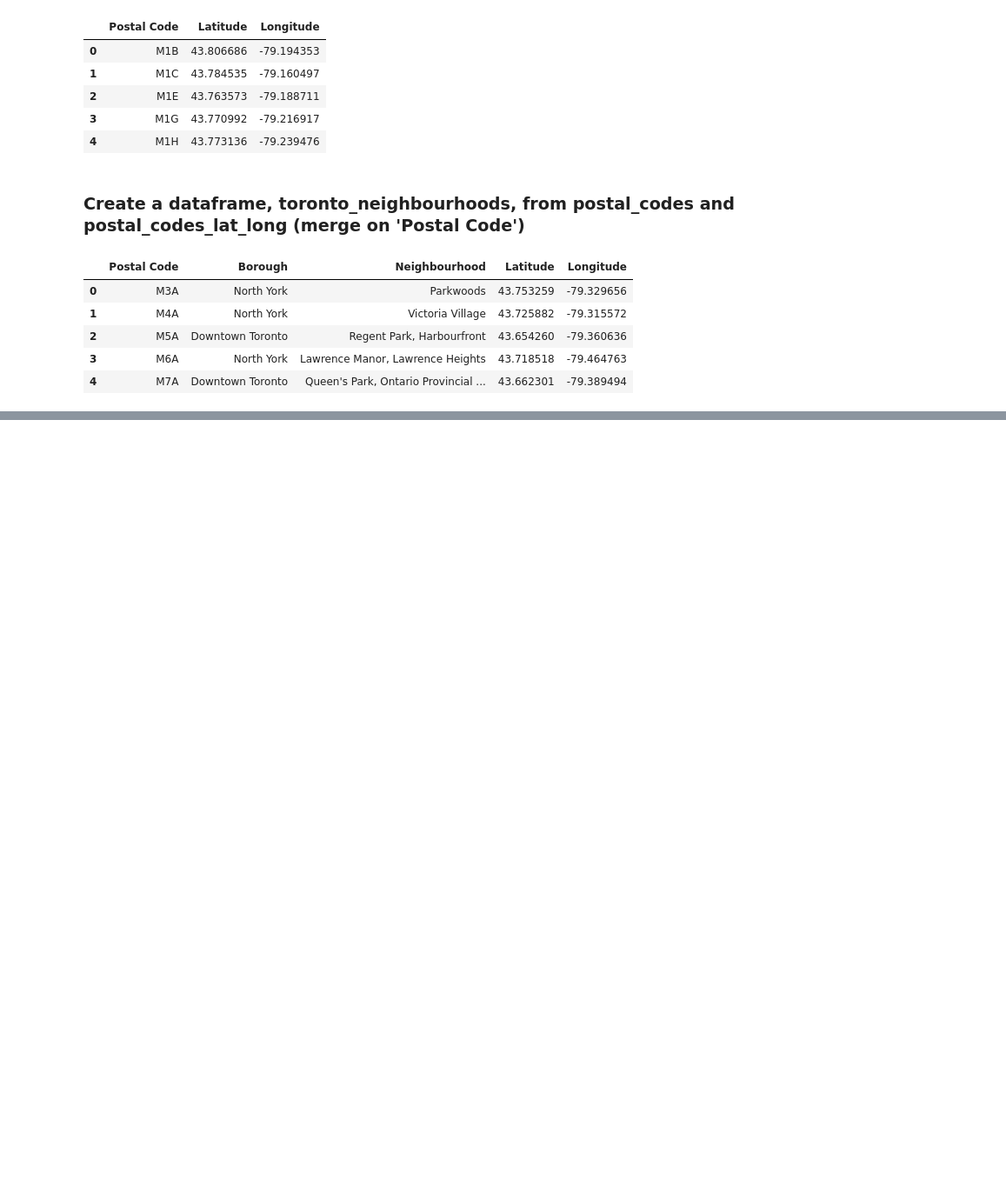
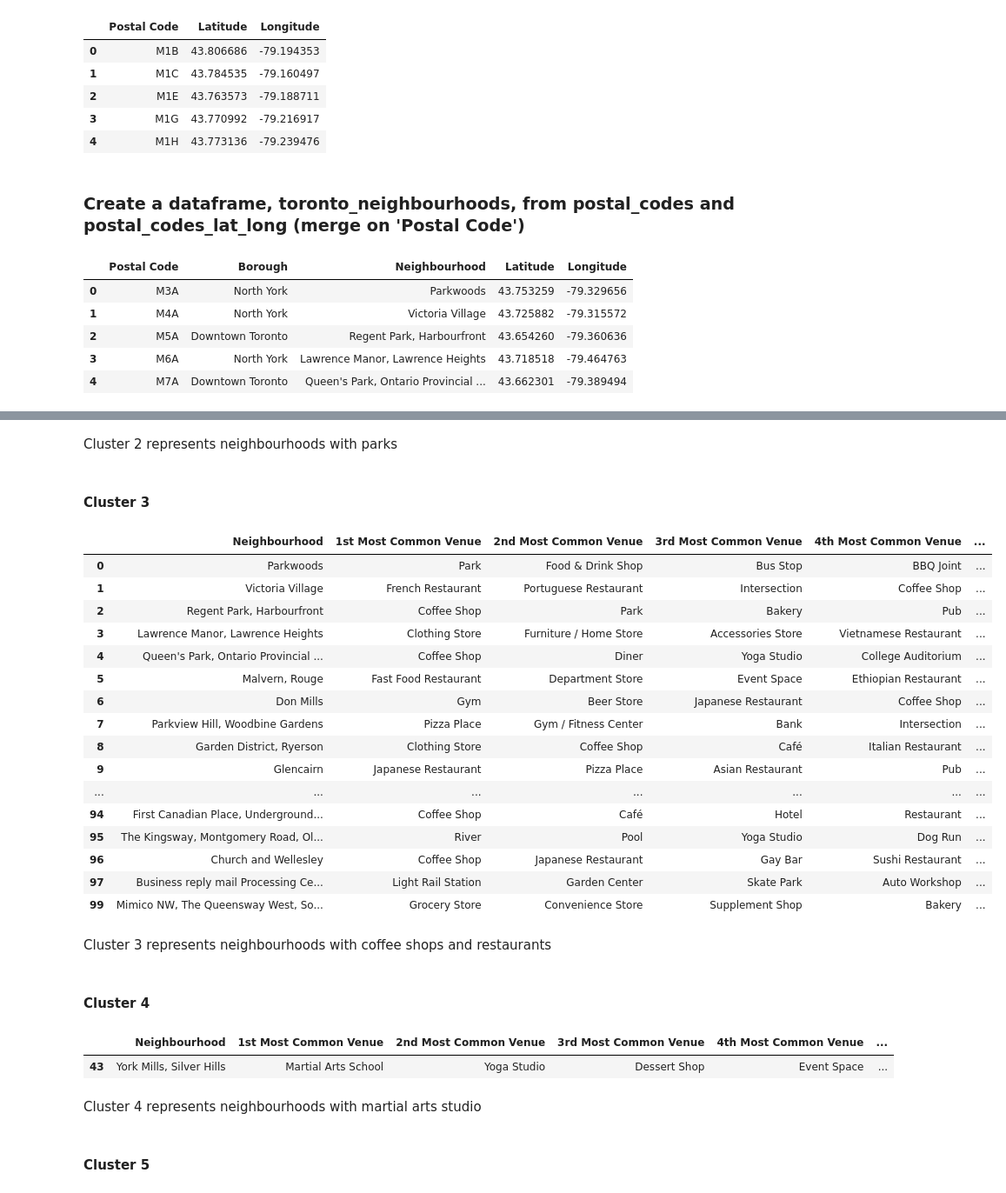
Before and after one commit to erdeco/data-science-capstone-project, a Jupyter notebook: Segmenting and Clustering Neighborhoods in Toronto.ipynb, the cells around one changed output, grey strips where cells are left out. Shown at 87% size. Drawn from its saved outputs; the diff is of its cells as text; code cells hidden in the pictures; blank space fills up the shorter version.

Commit message:
Published from Watson Studio.

```diff
--- a/Segmenting and Clustering Neighborhoods in Toronto.ipynb
+++ b/Segmenting and Clustering Neighborhoods in Toronto.ipynb
@@ -137,0 +568,14 @@ toronto_neighbourhoods.head()
+# %%
+# import k-means from clustering stage
+from sklearn.cluster import KMeans
+
+# set number of clusters
+kclusters = 5
+
+toronto_grouped_clustering = toronto_grouped.drop('Neighbourhood', 1)
+
+# run k-means clustering
+kmeans = KMeans(n_clusters=kclusters, random_state=0).fit(toronto_grouped_clustering)
+
+# check cluster labels generated for each row in the dataframe
+kmeans.labels_
@@ -137,0 +590,11 @@ toronto_neighbourhoods.head()
+# %%
+# add clustering labels
+neighbourhoods_venues_sorted.insert(0, 'Cluster Labels', kmeans.labels_)
+
+toronto_merged = toronto_neighbourhoods
+
+# merge toronto_grouped with toronto_neighbourhoods to add latitude/longitude for each neighbourhood
+toronto_merged = toronto_merged.join(neighbourhoods_venues_sorted.set_index('Neighbourhood'), on='Neighbourhood')
+
+
+toronto_merged.head()
@@ -137,0 +617,8 @@ toronto_neighbourhoods.head()
+# %%
+#Drop rows where cluster label is NaN
+toronto_merged.dropna(subset=["Cluster Labels"], axis=0, inplace=True)
+toronto_merged.reset_index(drop=True, inplace=True)
+# %%
+#Set datatype of column Cluster Labels to int32
+toronto_merged = toronto_merged.astype({'Cluster Labels': 'int32'})
+toronto_merged.head()
@@ -137,0 +711,37 @@ toronto_neighbourhoods.head()
+# %% [markdown]
+Cluster 2 represents neighbourhoods with parks
+# %% [markdown]
+#### Cluster 3
+# %%
+toronto_merged.loc[toronto_merged['Cluster Labels'] == 2, toronto_merged.columns[[2] + list(range(6, toronto_merged.shape[1]))]]
+# %% [output]
+|  | Neighbourhood | 1st Most Common Venue | 2nd Most Common Venue | 3rd Most Common Venue | 4th Most Common Venue | ... |
+| 0 | Parkwoods | Park | Food & Drink Shop | Bus Stop | BBQ Joint | ... |
+| 1 | Victoria Village | French Restaurant | Portuguese Restaurant | Intersection | Coffee Shop | ... |
+| 2 | Regent Park, Harbourfront | Coffee Shop | Park | Bakery | Pub | ... |
+| 3 | Lawrence Manor, Lawrence Heights | Clothing Store | Furniture / Home Store | Accessories Store | Vietnamese Restaurant | ... |
+| 4 | Queen's Park, Ontario Provincial ... | Coffee Shop | Diner | Yoga Studio | College Auditorium | ... |
+| 5 | Malvern, Rouge | Fast Food Restaurant | Department Store | Event Space | Ethiopian Restaurant | ... |
+| 6 | Don Mills | Gym | Beer Store | Japanese Restaurant | Coffee Shop | ... |
+| 7 | Parkview Hill, Woodbine Gardens | Pizza Place | Gym / Fitness Center | Bank | Intersection | ... |
+| 8 | Garden District, Ryerson | Clothing Store | Coffee Shop | Café | Italian Restaurant | ... |
+| 9 | Glencairn | Japanese Restaurant | Pizza Place | Asian Restaurant | Pub | ... |
+| ... | ... | ... | ... | ... | ... | ... |
+| 94 | First Canadian Place, Underground... | Coffee Shop | Café | Hotel | Restaurant | ... |
+| 95 | The Kingsway, Montgomery Road, Ol... | River | Pool | Yoga Studio | Dog Run | ... |
+| 96 | Church and Wellesley | Coffee Shop | Japanese Restaurant | Gay Bar | Sushi Restaurant | ... |
+| 97 | Business reply mail Processing Ce... | Light Rail Station | Garden Center | Skate Park | Auto Workshop | ... |
+| 99 | Mimico NW, The Queensway West, So... | Grocery Store | Convenience Store | Supplement Shop | Bakery | ... |
+# %% [markdown]
+Cluster 3 represents neighbourhoods with coffee shops and restaurants
+# %% [markdown]
+#### Cluster 4
+# %%
+toronto_merged.loc[toronto_merged['Cluster Labels'] == 3, toronto_merged.columns[[2] + list(range(6, toronto_merged.shape[1]))]]
+# %% [output]
+|  | Neighbourhood | 1st Most Common Venue | 2nd Most Common Venue | 3rd Most Common Venue | 4th Most Common Venue | ... |
+| 43 | York Mills, Silver Hills | Martial Arts School | Yoga Studio | Dessert Shop | Event Space | ... |
+# %% [markdown]
+Cluster 4 represents neighbourhoods with martial arts studio
+# %% [markdown]
+#### Cluster 5
```
Also changed, not shown: parts of 62 cells of this notebook.
